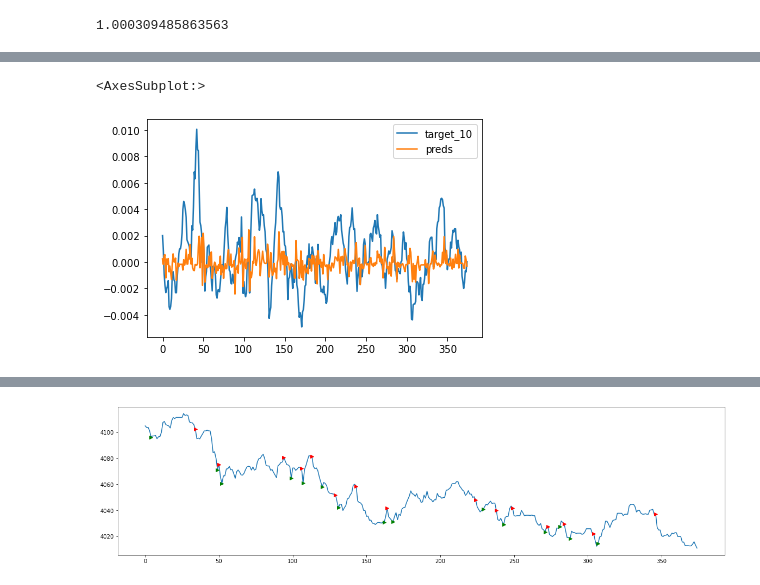
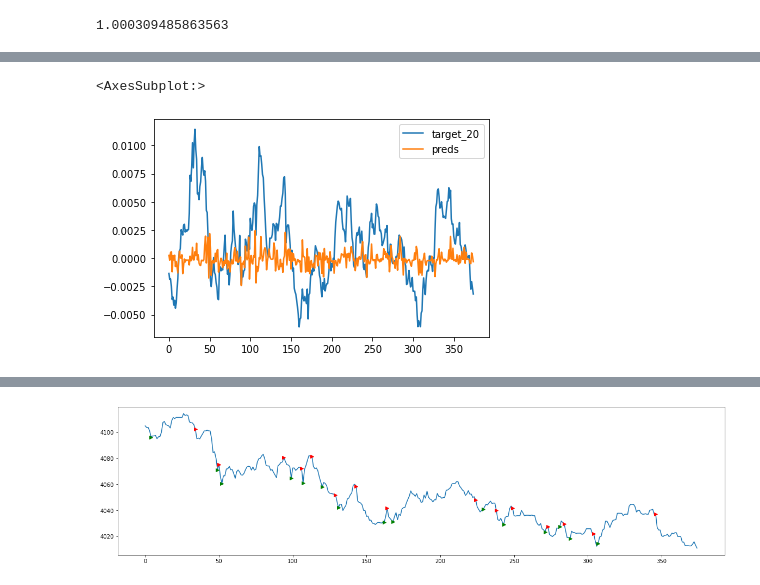
Before and after one commit to pacanada/trading, a Jupyter notebook: notebooks/optuna_workflow.ipynb, the cells around one changed output, grey strips where cells are left out. Cells and saved outputs as stored; diff of their text form; code cells hidden in the pictures.

```diff
--- a/notebooks/optuna_workflow.ipynb
+++ b/notebooks/optuna_workflow.ipynb
@@ -152,5 +190,5 @@ NameError: name 'study' is not defined
 # %%
-df_training_sampled = df_training
+df_training_sampled = df_training[df_training.date<"2021-10-23"]
 df_test_init = df_val_unseen[["open", "high", "low", "close", "vwap", "volume", "pair_name"]]
 # %%
 df_test = pd.DataFrame()
@@ -231,5 +264,11 @@ import pickle
 # %%
 # Serialize
 import pickle
-with open("wow_20.pickle", "wb") as f:
+with open("wow_20_until_2021_10_23.pickle", "wb") as f:
     pickle.dump(final_model,f)
+# %%
+#Deserialize
+import pickle
+import pandas as pd
+with open("wow_20_until_2021_10_23.pickle" ,'rb') as f:
+    model = pickle.load(f)
@@ -284,9 +331,3 @@ print(r2_score(target,preds ))
-# %%
-#Deserialize
-import pickle
-import pandas as pd
-with open("wow_20.pickle" ,'rb') as f:
-    model = pickle.load(f)
 # %%
 # test real data
 #eth
@@ -336,10 +365,10 @@ df_backtesting[["open", "target_1"]]
 df_backtesting = df_eth.copy()
 df_backtesting["preds"] = model.predict(df_eth[columns_features])/1000
 # %%
-df_backtesting[["target_10", "preds"]].plot()
+df_backtesting[["target_20", "preds"]].plot()
 # %% [output]
 <AxesSubplot:>
-[figure, old version]
+[figure, new version]
 # %%
 # backtesting
 threshold = 0.001
```
Also changed, not shown: parts of 20 cells of this notebook, 13 other files.
